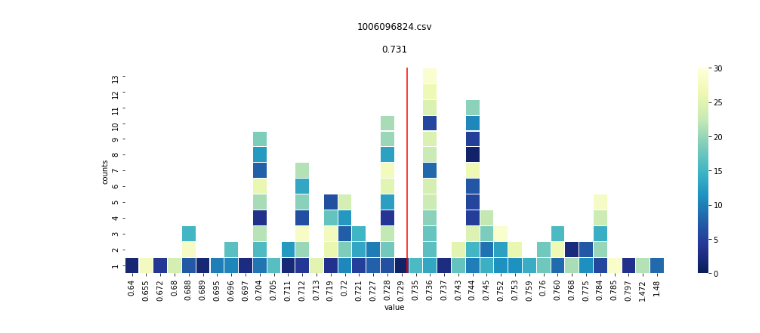
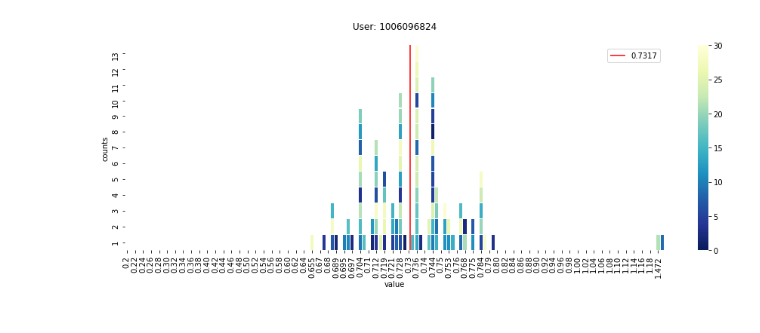
Before and after one commit to JesusPaz/PDG, a Jupyter notebook: Python_Code/UDP_Files/Heatmap.ipynb, the cells around one changed output. Cells and saved outputs as stored; diff of their text form; code cells hidden in the pictures.

Commit message:
heatmap

```diff
--- a/Python_Code/UDP_Files/Heatmap.ipynb
+++ b/Python_Code/UDP_Files/Heatmap.ipynb
@@ -8,5 +68,5 @@ import os
 # %%
-direc = "Data/Individual/"
+direc = "Data/Global/"
 
 for file in os.listdir(direc):
     data = pd.read_csv(os.path.join(direc, file))
@@ -21,6 +81,16 @@ for file in os.listdir(direc):
     #data_cop = data_cop.drop([0],axis=0)
 
 
+
+    list_none = ["0.2", "0.3", "0.4", "0.5", "0.6", "0.8", "0.9", "1.0","1.1", "1.2" ]
+    for y in list_none:
+        data_cop[y] = np.nan
+
+    colums = list(data_cop.keys())
+    colums.sort()
+
+    data_cop = data_cop[colums]
+
     line=0
     for x in data_cop.keys():
         line+=1
@@ -28,12 +98,16 @@ for file in os.listdir(direc):
             line-=2
             break
 
+
     plt.figure(figsize = (16,5))
     ax = plt.axes()
     sns.heatmap(data_cop, linewidths=.1 , cmap="YlGnBu_r", vmin=0, vmax=30, ax=ax)
     ax.invert_yaxis()
-    ax.vlines([line+0.9], *ax.get_ylim(), color ="r")
+    ax.vlines([line+0.9], *ax.get_ylim(), color ="r", Label="0.7317")
 
-    plt.title(file+"\n\n0.731\n")
+    data_aux = file.split(".")
+    data_aux = data_aux[0].split("_")
+    plt.title("User: "+data_aux[0]+"\n")
+    plt.legend()
     plt.show()
 # %% [output]
@@ -53,32 +191,51 @@ for file in os.listdir(direc):
 # %%
 direc = "Data/Global/"
 
 for file in os.listdir(direc):
     data = pd.read_csv(os.path.join(direc, file))
+
     data[['value']] = data[['value']].astype(str)
 
     list_aux = []
     for x in data.value:
         list_aux.append(x[0:5])
     data.value=pd.Series(list_aux)
 
     data_cop = data.pivot_table(index='counts', columns='value',values='time', aggfunc = np.mean)
     #data_cop = data_cop.drop([0],axis=0)
 
+
+    list_none = ["0.2", "0.3", "0.4", "0.5", "0.6", "0.8", "0.9", "1.0","1.1", "1.2" ]
+    start = 0.2
+    while start <= 1.2:
+        data_cop[str(start)[:4]] = np.nan
+        start += 0.01
+
+    colums = list(data_cop.keys())
+    colums.sort()
+
+    data_cop = data_cop[colums]
+
+
+
     line=0
     for x in data_cop.keys():
         line+=1
         if float(x) >= 0.7317:
             line-=2
             break
 
+
     plt.figure(figsize = (16,5))
     ax = plt.axes()
     sns.heatmap(data_cop, linewidths=.1 , cmap="YlGnBu_r", vmin=0, vmax=30, ax=ax)
     ax.invert_yaxis()
-    ax.vlines([line+0.9], *ax.get_ylim(), color ="r")
+    ax.vlines([line+0.9], *ax.get_ylim(), color ="r", Label="0.7317")
 
-    plt.title(file+"\n\n0.7317\n")
+    data_aux = file.split(".")
+    data_aux = data_aux[0].split("_")
+    plt.title("User: "+data_aux[0]+"\n")
+    plt.legend()
     plt.show()
 # %% [output]
-[figure, old version]
+[figure, new version]
```
Also changed, not shown: parts of 4 cells of this notebook.
